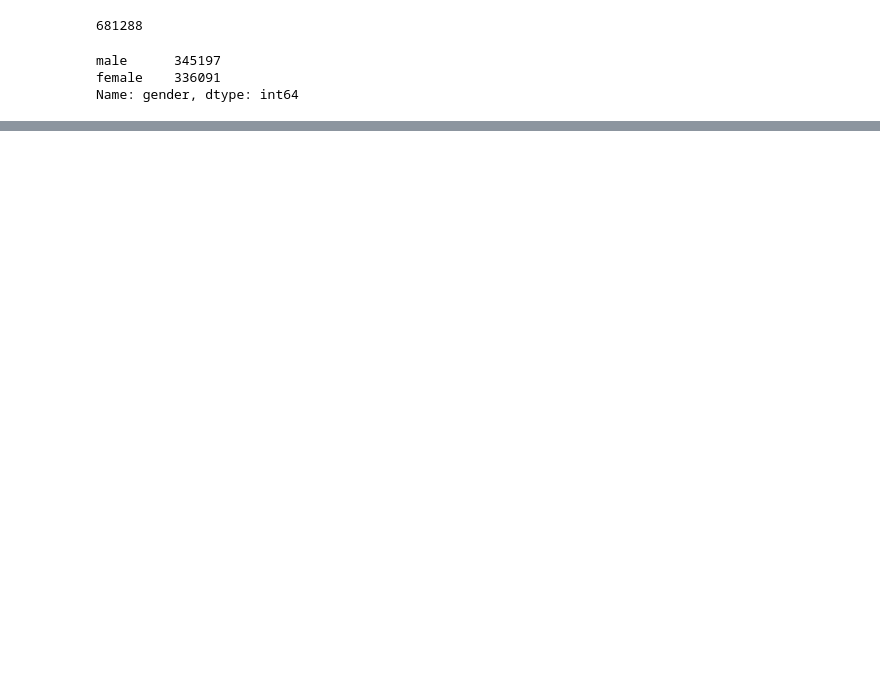
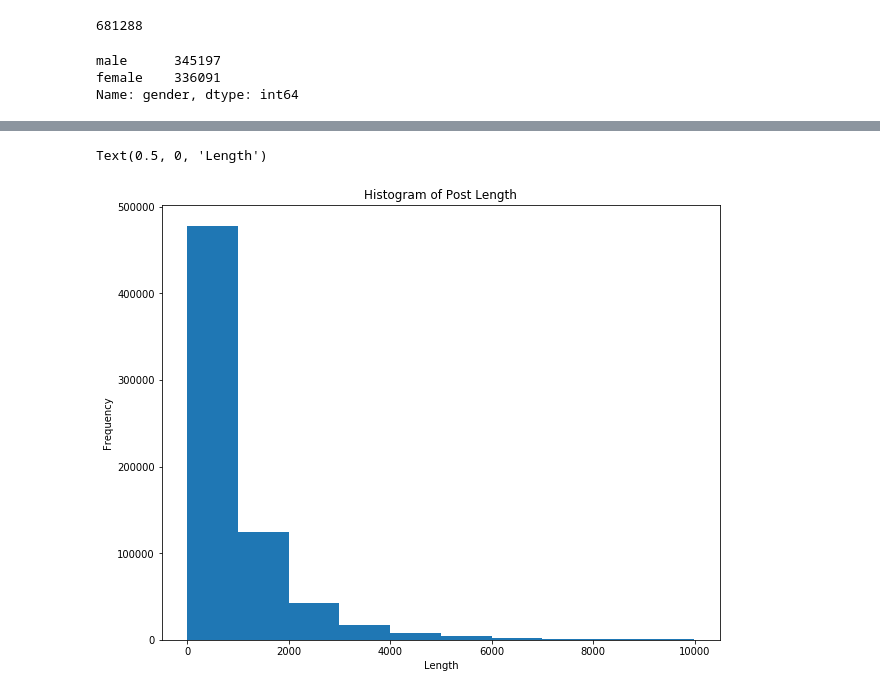
Before and after one commit to tausy/Text-Analytics, a Jupyter notebook: src/explore_data.ipynb, the cells around one changed output, grey strips where cells are left out. Saved outputs shown, nothing was run; the diff lists cells and outputs as text; code cells hidden in the pictures; blank space fills up the shorter version.

```diff
--- a/src/explore_data.ipynb
+++ b/src/explore_data.ipynb
@@ -55,0 +72,3 @@ Name: gender, dtype: int64
+# %%
+post = np.array(blog['post'])
+post[0]
@@ -55,0 +77,4 @@ Name: gender, dtype: int64
+# %%
+postLength = [len(str(p)) for p in post]
+print(postLength[0])
+print(min(postLength),max(postLength))
@@ -55,0 +104,13 @@ Name: gender, dtype: int64
+# %%
+fig, ax = plt.subplots(nrows=1, ncols=1,figsize=(10,8))
+
+l = [p for p in postLength if p<10000]
+
+
+ax.hist(l)
+plt.title("Histogram of Post Length",)
+plt.ylabel('Frequency')
+plt.xlabel('Length')
+# %% [output]
+Text(0.5, 0, 'Length')
+[figure, added]
```
Also changed, not shown: parts of 7 cells of this notebook, 1 other file.
